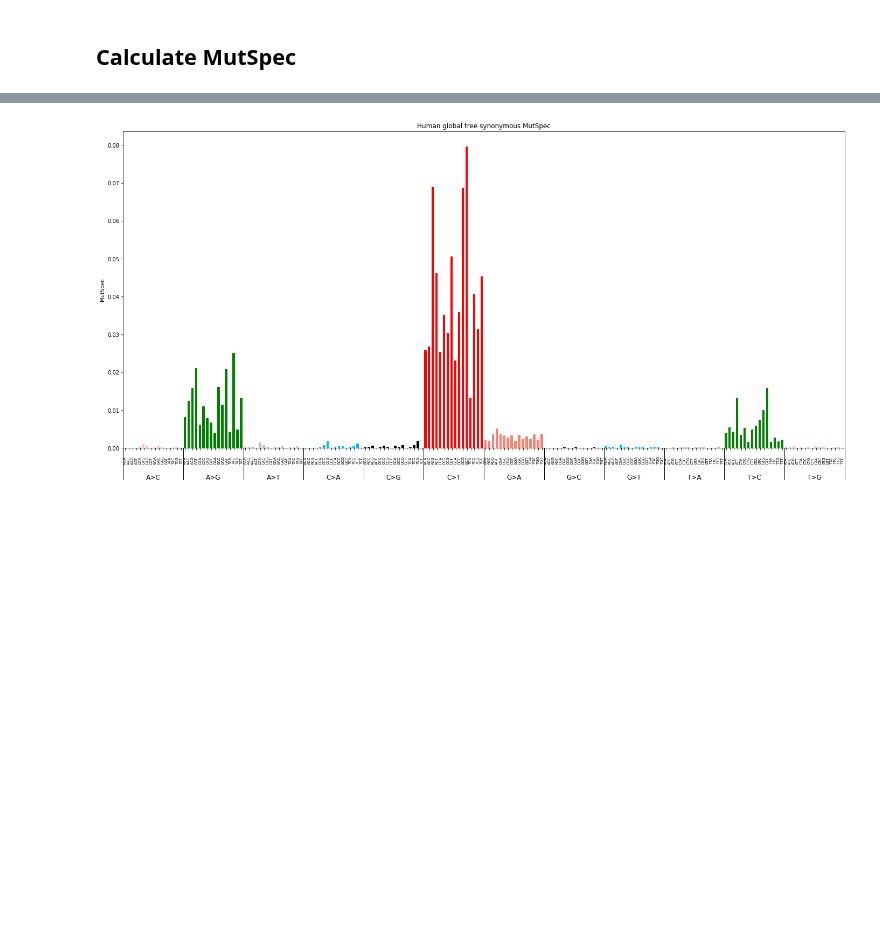
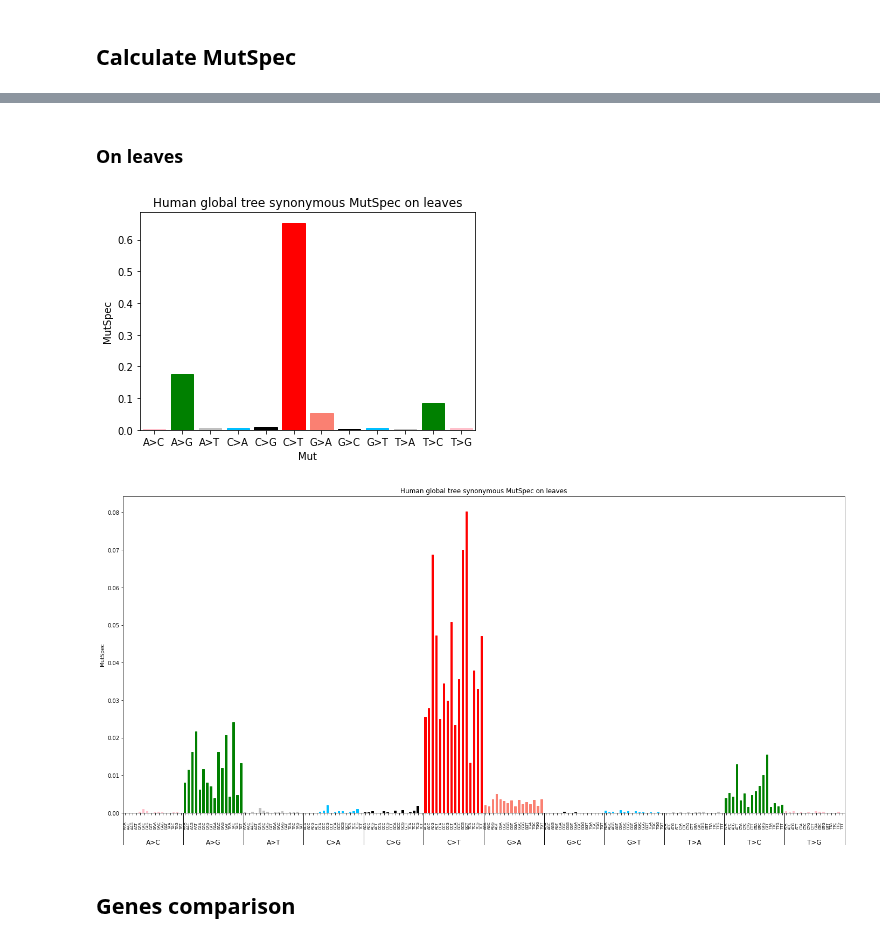
Before and after one commit to mitoclub/mtdnaMutSpecOfCancers, a Jupyter notebook: notebooks/human_global_tree_muts_EDA.ipynb, the cells around one changed output, grey strips where cells are left out. Saved outputs shown, nothing was run; the diff lists cells and outputs as text; code cells hidden in the pictures; blank space fills up the shorter version.

Commit message:
HDT annot checked; leaves ms is the same

```diff
--- a/notebooks/human_global_tree_muts_EDA.ipynb
+++ b/notebooks/human_global_tree_muts_EDA.ipynb
@@ -329,4 +354,22 @@ plot_mutspec12(ms12, title="Human global tree synonymous MutSpec", savepath="../
-# %%
-plot_mutspec192(ms192, title="Human global tree synonymous MutSpec", filepath="../figures/human_global_tree_mutspec192syn.pdf")
-# %% [output]
-[figure, removed]
+# %% [markdown]
+### On leaves
+# %%
+ms192 = calculate_mutspec(muts_filtered[muts_filtered.is_leaf == 1], exp_muts192["syn"], use_context=True)
+ms12 = calculate_mutspec(muts_filtered[muts_filtered.is_leaf == 1], exp_muts12["syn"], use_context=False)
+
+# Reverse complement of Mut (to heavy strand)
+ms192["Mut"] = ms192.Mut.apply(rev_comp)
+ms12["Mut"] = ms12.Mut.str.translate(translator)
+ms192.sort_values("Mut", inplace=True)
+ms12.sort_values("Mut", inplace=True)
+
+ms12.to_csv( "../data/mutspecs_human_global_tree/human_global_tree_mutspec12syn_leaves.csv", index=None)
+ms192.to_csv("../data/mutspecs_human_global_tree/human_global_tree_mutspec192syn_leaves.csv", index=None)
+
+plot_mutspec12(ms12, title="Human global tree synonymous MutSpec on leaves",   savepath="../data/mutspecs_human_global_tree/human_global_tree_mutspec12syn_leaves.pdf")
+plot_mutspec192(ms192, title="Human global tree synonymous MutSpec on leaves", filepath="../data/mutspecs_human_global_tree/human_global_tree_mutspec192syn_leaves.pdf")
+# %% [output]
+[figure, added]
+[figure, added]
+# %% [markdown]
+## Genes comparison
```
Also changed, not shown: parts of 19 cells of this notebook, 8 other files.
